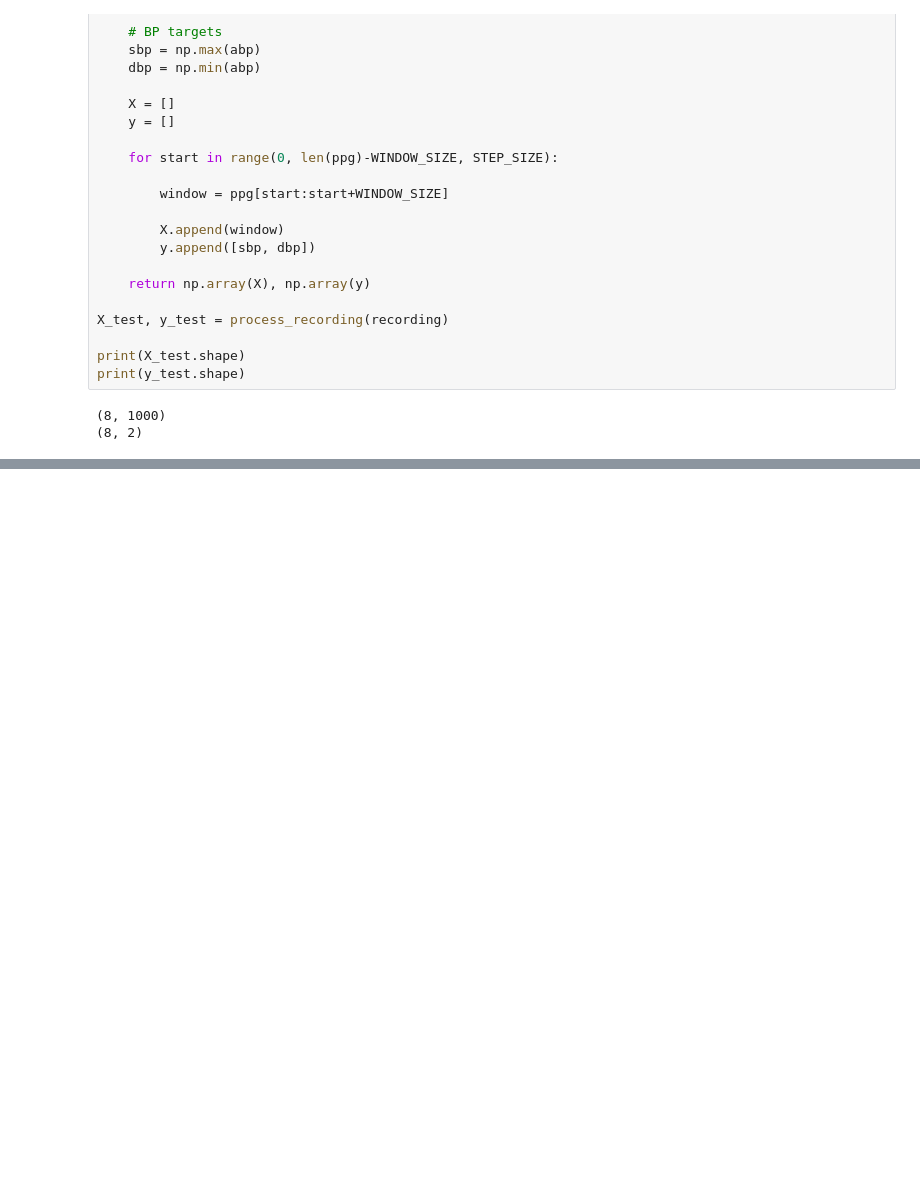
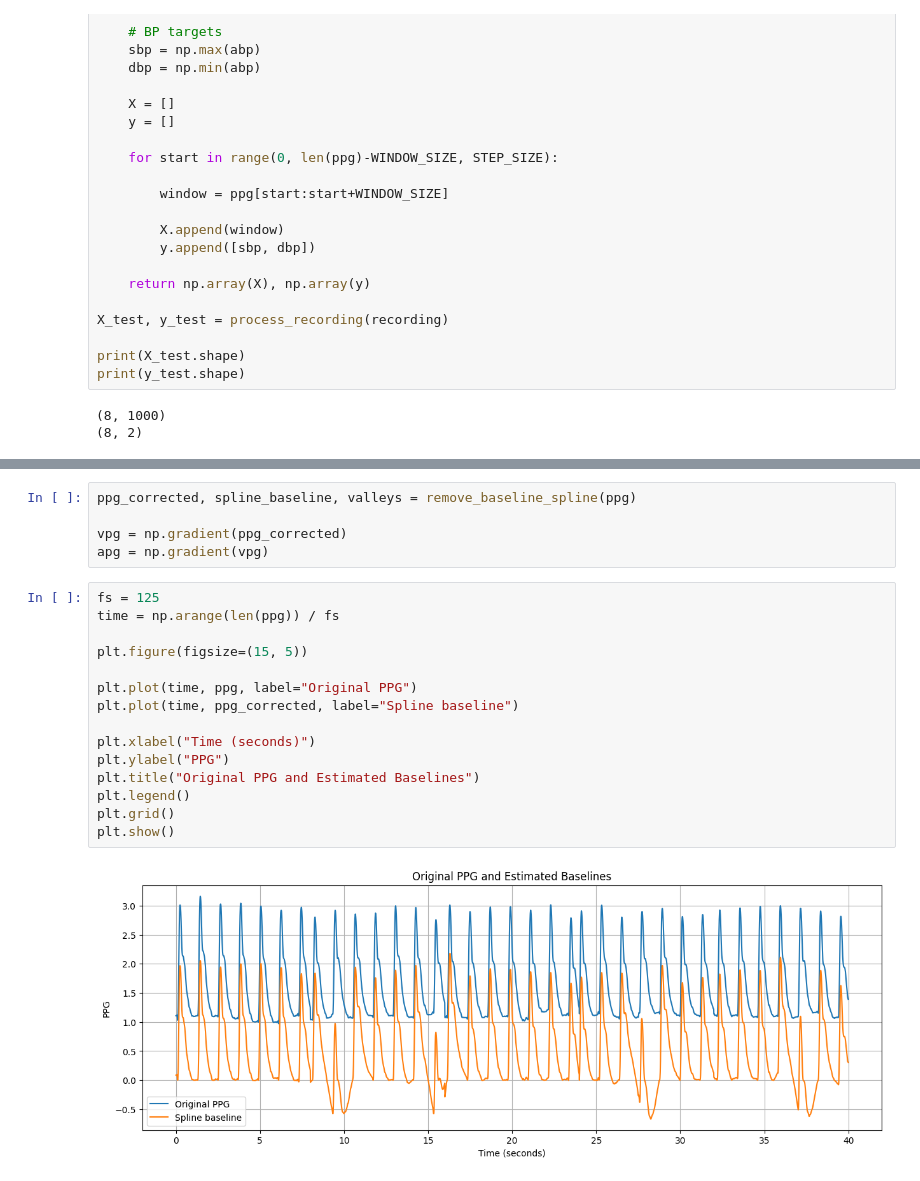
Before and after one commit to Yashvi1701/BP_estimation, a Jupyter notebook: UCI/eda.ipynb, the cells around one changed output, grey strips where cells are left out. Drawn from its saved outputs; the diff is of its cells as text; blank space fills up the shorter version.

Commit message:
added baseline correction

```diff
--- a/UCI/eda.ipynb
+++ b/UCI/eda.ipynb
@@ -147,0 +226,22 @@ print(y_test.shape)
+# %%
+ppg_corrected, spline_baseline, valleys = remove_baseline_spline(ppg)
+
+vpg = np.gradient(ppg_corrected)
+apg = np.gradient(vpg)
+# %%
+fs = 125
+time = np.arange(len(ppg)) / fs
+
+plt.figure(figsize=(15, 5))
+
+plt.plot(time, ppg, label="Original PPG")
+plt.plot(time, ppg_corrected, label="Spline baseline")
+
+plt.xlabel("Time (seconds)")
+plt.ylabel("PPG")
+plt.title("Original PPG and Estimated Baselines")
+plt.legend()
+plt.grid()
+plt.show()
+# %% [output]
+[figure, added]
```
Also changed, not shown: parts of 8 cells of this notebook, 4 other files.
